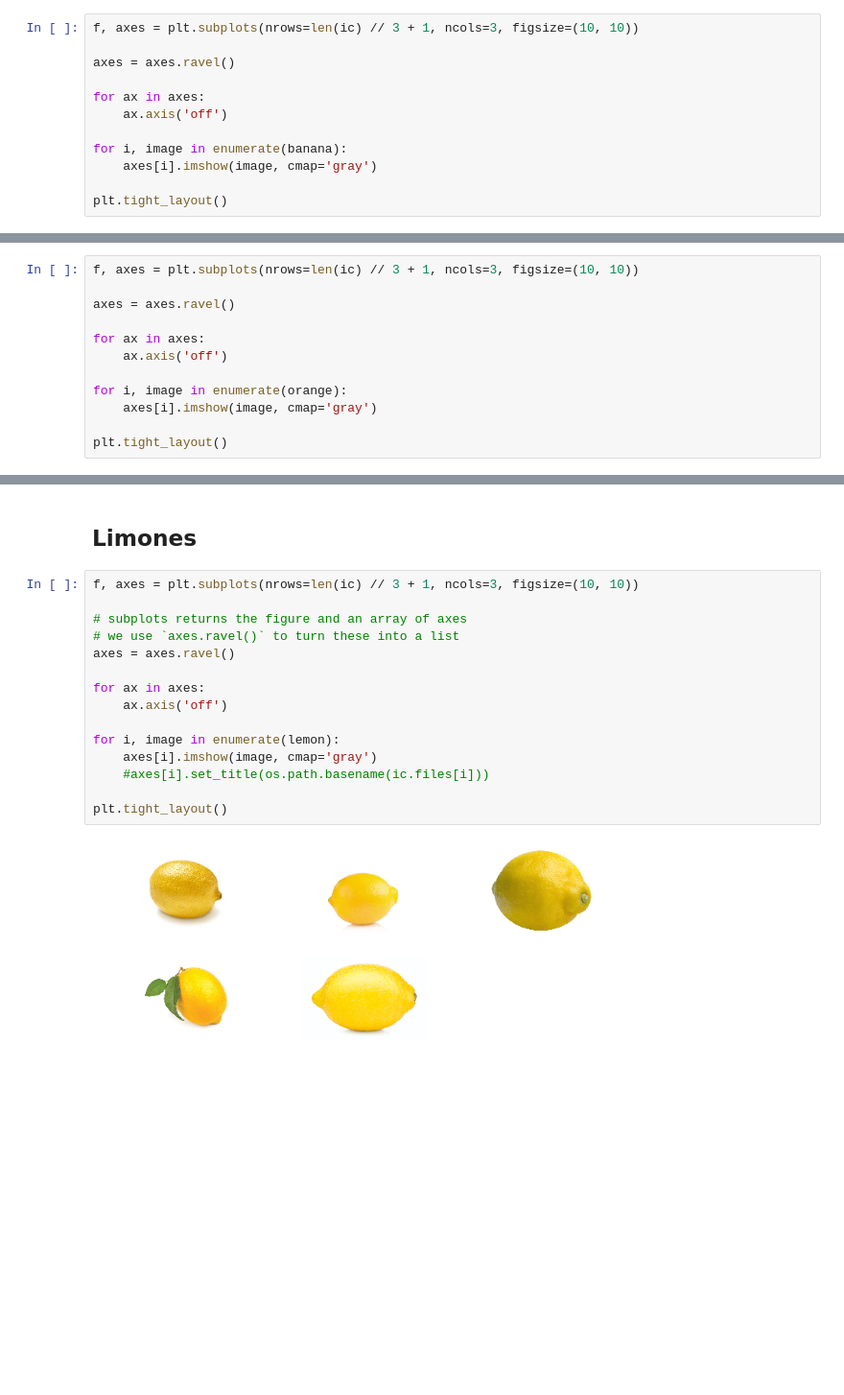
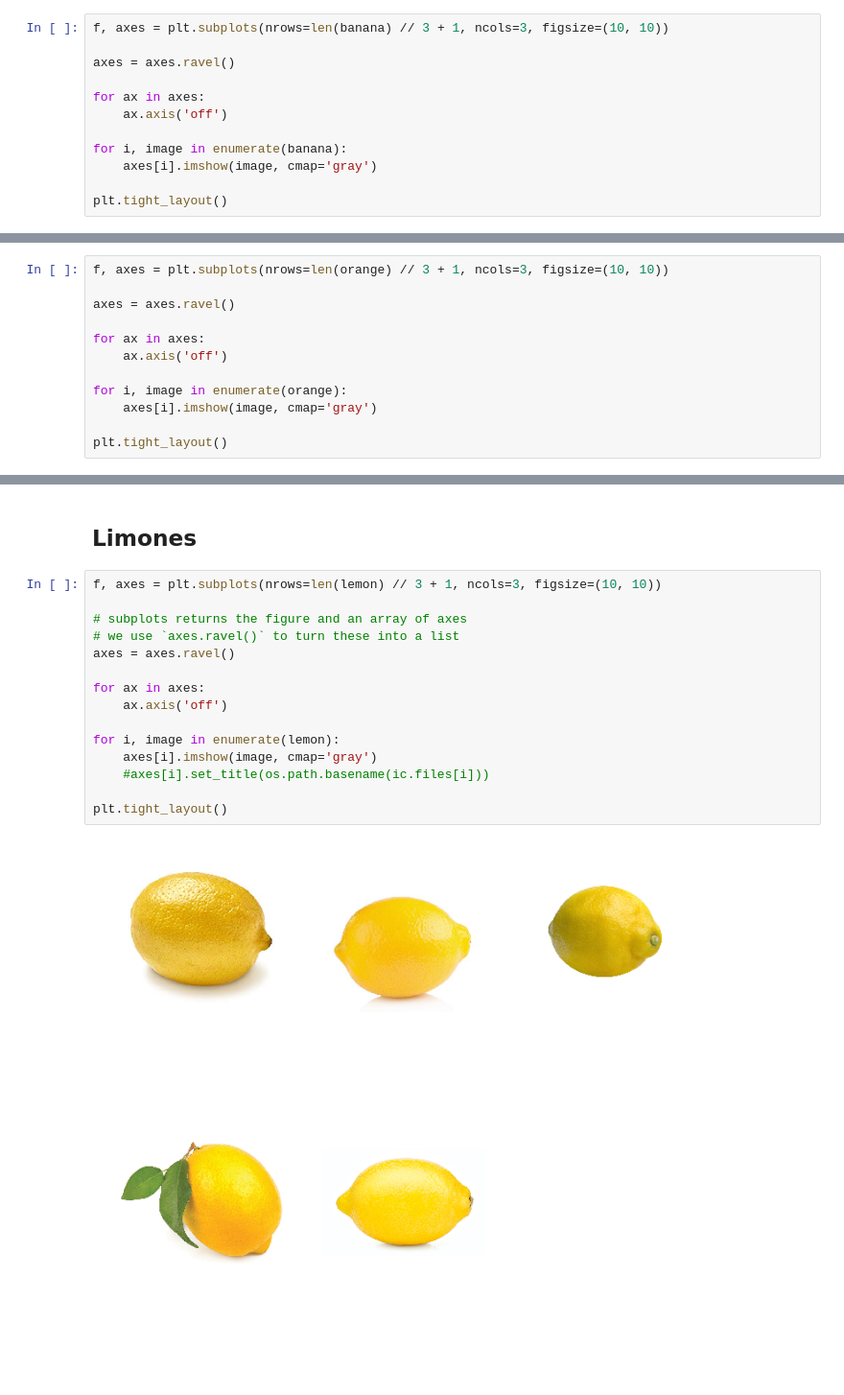
Before and after one commit to gonzafernan/fruit-classifier, a Jupyter notebook: 05-data.ipynb, the cells around one changed output, grey strips where cells are left out. Shown at 96% size. Saved outputs shown, nothing was run; the diff lists cells and outputs as text.

```diff
--- a/05-data.ipynb
+++ b/05-data.ipynb
@@ -22,7 +23,7 @@ lemon = io.ImageCollection('./data/lemon/*.png:./data/lemon/*.jpg')
 # %% [markdown]
 ## Bananas
 # %%
-f, axes = plt.subplots(nrows=len(ic) // 3 + 1, ncols=3, figsize=(10, 10))
+f, axes = plt.subplots(nrows=len(banana) // 3 + 1, ncols=3, figsize=(10, 10))
 
 axes = axes.ravel()
 
@@ -38,7 +39,7 @@ plt.tight_layout()
 # %% [markdown]
 ## Naranjas
 # %%
-f, axes = plt.subplots(nrows=len(ic) // 3 + 1, ncols=3, figsize=(10, 10))
+f, axes = plt.subplots(nrows=len(orange) // 3 + 1, ncols=3, figsize=(10, 10))
 
 axes = axes.ravel()
 
@@ -54,22 +55,22 @@ plt.tight_layout()
 # %% [markdown]
 ## Limones
 # %%
-f, axes = plt.subplots(nrows=len(ic) // 3 + 1, ncols=3, figsize=(10, 10))
+f, axes = plt.subplots(nrows=len(lemon) // 3 + 1, ncols=3, figsize=(10, 10))
 
 # subplots returns the figure and an array of axes
 # we use `axes.ravel()` to turn these into a list
 axes = axes.ravel()
 
 for ax in axes:
     ax.axis('off')
 
 for i, image in enumerate(lemon):
     axes[i].imshow(image, cmap='gray')
     #axes[i].set_title(os.path.basename(ic.files[i]))
 
 plt.tight_layout()
 # %% [output]
-[figure, old version]
+[figure, new version]
 # %%
 img_float = img_as_float(lemon[4])
 img = color.rgb2gray(img_float)
```
Also changed, not shown: parts of 11 cells of this notebook, 1 other file.
